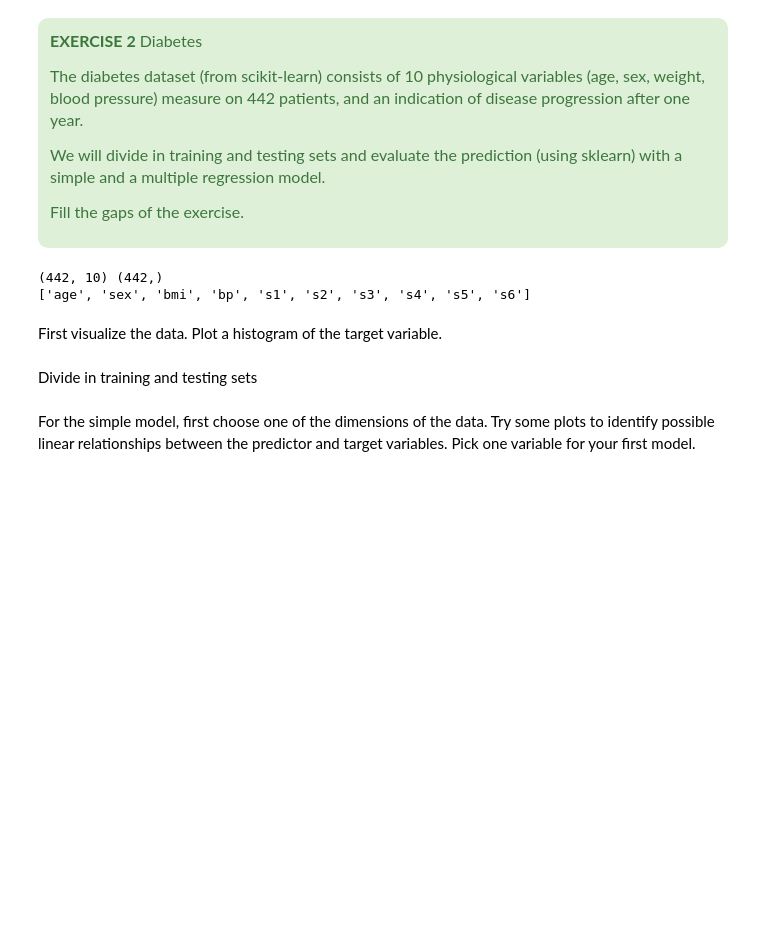
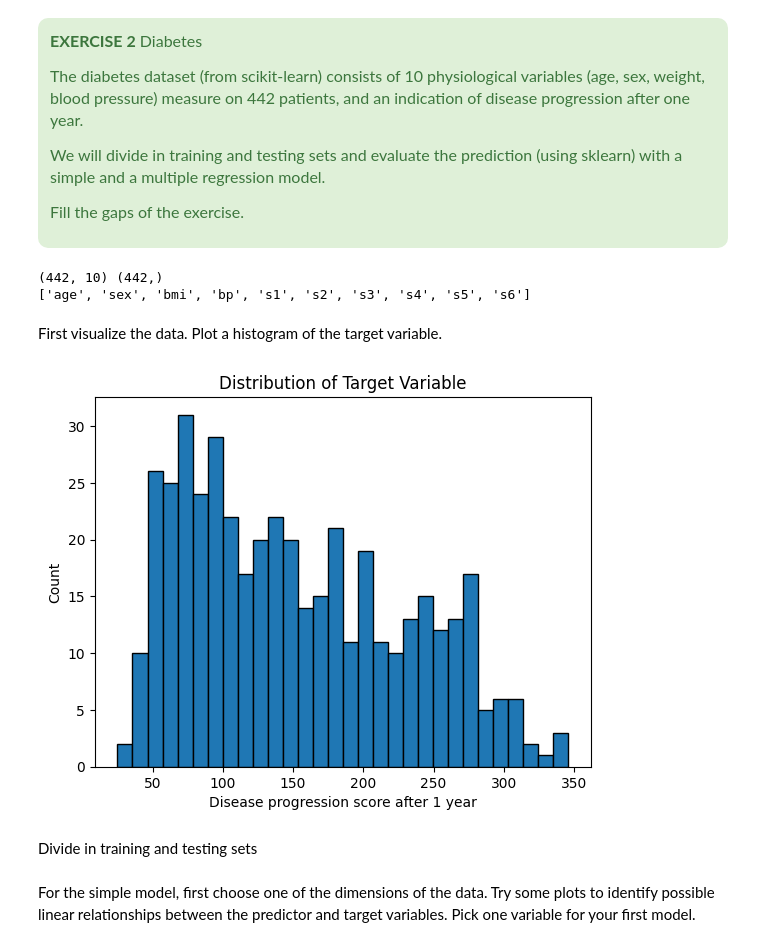
Before and after one commit to chandlershortlidge/lab-dsai-regression-exercises, a Jupyter notebook: your-code/main.ipynb, the cells around one changed output. Drawn from its saved outputs; the diff is of its cells as text; code cells hidden in the pictures; blank space fills up the shorter version.

```diff
--- a/your-code/main.ipynb
+++ b/your-code/main.ipynb
@@ -250,2 +250,12 @@ First visualize the data. Plot a histogram of the target variable.
+# %%
+import matplotlib.pyplot as plt
+
+plt.hist(y, bins=30, edgecolor="black")
+plt.xlabel("Disease progression score after 1 year")
+plt.ylabel("Count")
+plt.title("Distribution of Target Variable")
+plt.show()
+# %% [output]
+[figure, added]
 # %% [markdown]
 Divide in training and testing sets
```
Also changed, not shown: parts of 20 cells of this notebook.
